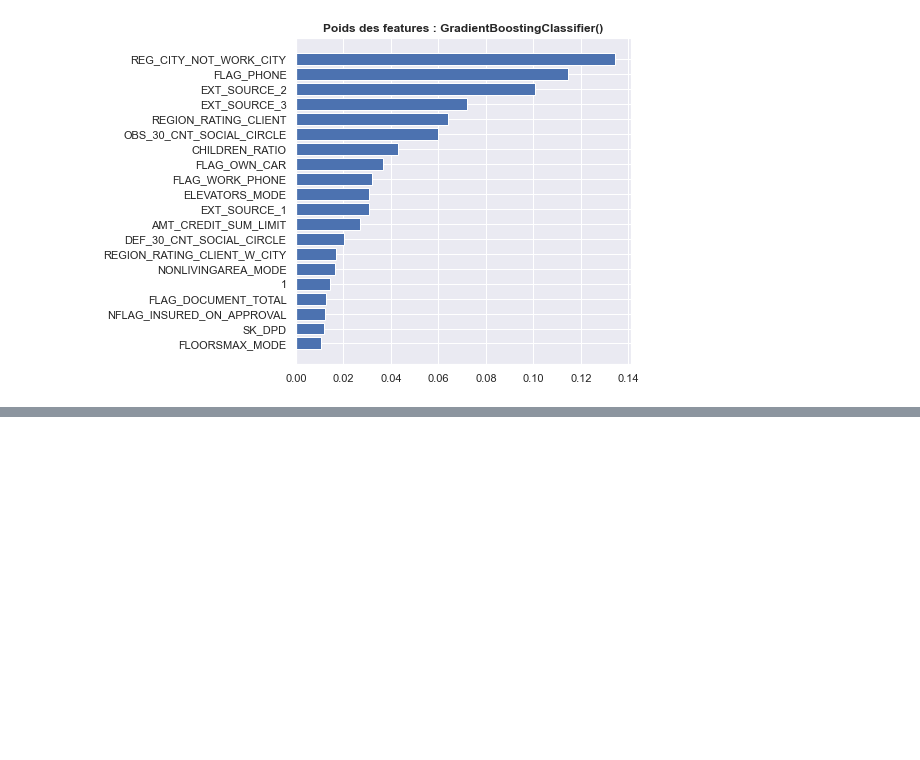
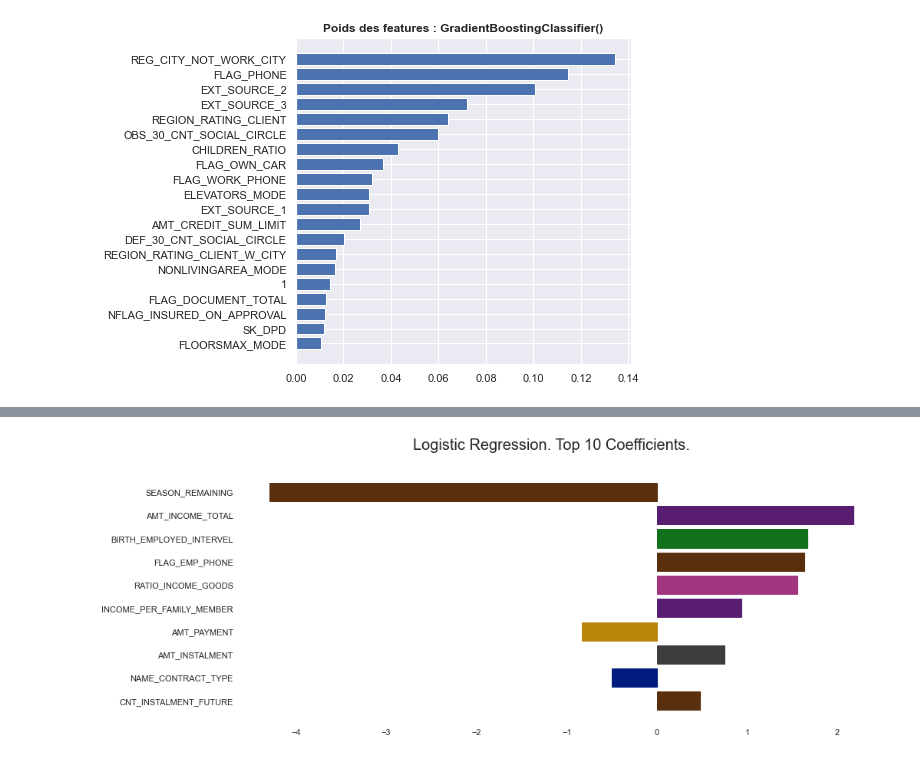
Before and after one commit to Neclis/OC7, a Jupyter notebook: P7_Scoring_00_Martinez_Nicolas.ipynb, the cells around one changed output, grey strips where cells are left out. Drawn from its saved outputs; the diff is of its cells as text; code cells hidden in the pictures; blank space fills up the shorter version.

```diff
--- a/P7_Scoring_00_Martinez_Nicolas.ipynb
+++ b/P7_Scoring_00_Martinez_Nicolas.ipynb
@@ -1694,0 +1708,14 @@ for i in range(1,4):
+# %%
+plt.figure(figsize=(15,6))
+logistic_reg_coeff = trained_models2[0]["model"]["clf"].coef_
+color_list =  sns.color_palette("dark", len(X_train2.columns))
+top_x = 10
+logistic_reg_coeff = trained_models2[0]["model"]["clf"].coef_[0]
+idx = np.argsort(np.abs(logistic_reg_coeff))[::-1]
+lreg_ax = plt.barh(X_train2.columns[idx[:top_x]][::-1], logistic_reg_coeff[idx[:top_x]][::-1])
+for i,bar in enumerate(lreg_ax):
+    bar.set_color(color_list[idx[:top_x][::-1][i]])
+    plt.box(False)
+lr_title = plt.suptitle("Logistic Regression. Top " + str(top_x) + " Coefficients.", fontsize=20, fontweight="normal")
+# %% [output]
+[figure, added]
```
Also changed, not shown: parts of 5 cells of this notebook.
